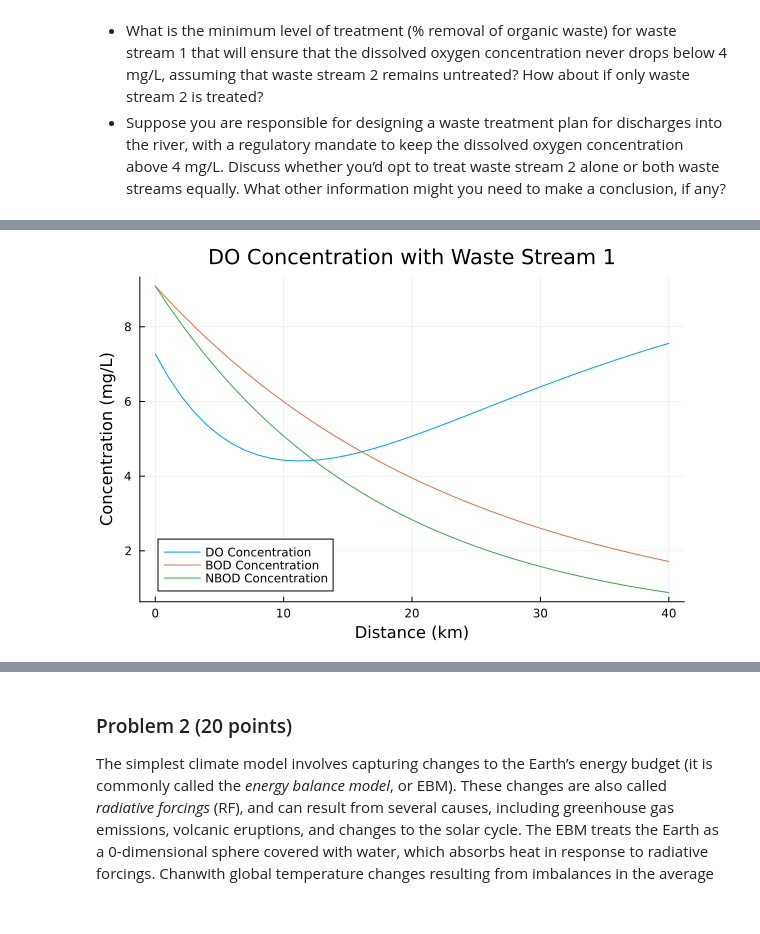
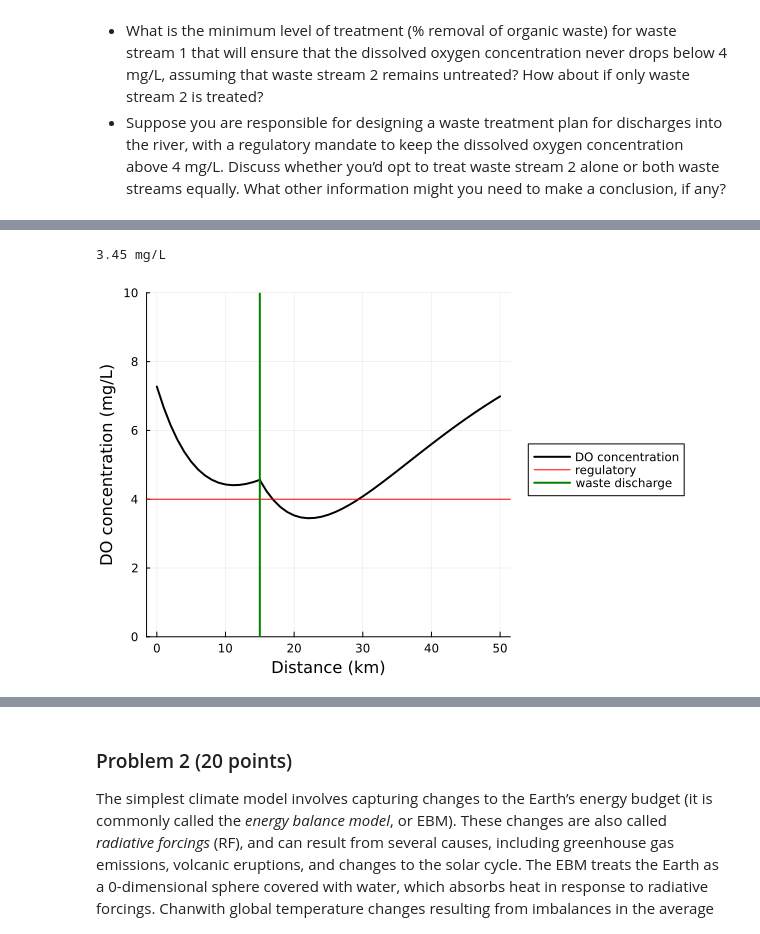
Before and after one commit to BEE4750-FA24/hw3-t1, a Jupyter notebook: hw03.ipynb, the cells around one changed output, grey strips where cells are left out. Saved outputs shown, nothing was run; the diff lists cells and outputs as text; code cells hidden in the pictures.

```diff
--- a/hw03.ipynb
+++ b/hw03.ipynb
@@ -100,11 +107,5 @@ Table 1: River inflow and waste stream characteristics for Problem 1.
 # %%
-
-function do_simulate_with_waste(x, C0, B0, N0, ka, kn, kc, Cs, U, Q_river, Q_waste, C_waste, B_waste)
-    # Adjust the initial concentrations with the waste stream at 0 km
-    C0 = (Q_river * C0 + Q_waste * C_waste) / (Q_river + Q_waste)
-    B0 = (Q_river * B0 + Q_waste * B_waste) / (Q_river + Q_waste)
-    N0 = (Q_river * N0 + Q_waste * B_waste) / (Q_river + Q_waste)
-
+function do_simulate(x, C0, B0, N0, ka, kn, kc, Cs, U)
     B = B0 * exp(-kc * x / U)
     N = N0 * exp(-kn * x / U)
     α1 = exp(-ka * x / U)
@@ -113,42 +114,65 @@ function do_simulate_with_waste(x, C0, B0, N0, ka, kn, kc, Cs, U, Q_river, Q_was
     C = Cs * (1 - α1) + (C0 * α1) - (B0 * α2) - (N0 * α3)
 
     return (C, B, N)
 end
 
 # Set river properties
 ka = 0.55
 kc = 0.35
 kn = 0.25
 C0 = 7.5
 B0 = 5
 N0 = 5
 Cs = 10
 U = 6
 
 # Waste stream 1 properties
 Q_waste1 = 10000
 C_waste1 = 5.0
 B_waste1 = 50.0
 N_waste1 = 50.0
 
 # River flow rate
 Q_river = 100000  # m³/day
 
 # Define the range for x (distance downstream in km)
-x = 0:40  # km
-
-# Run the simulation with waste stream 1 at 0 km
-do_out_waste = (y -> do_simulate_with_waste(y, C0, B0, N0, ka, kc, kn, Cs, U, Q_river, Q_waste1, C_waste1, B_waste1)).(x)
+x = 0:15  # km
+C1 = (Q_river * C0 + Q_waste1 * C_waste1) / (Q_river + Q_waste1)
+B1 = (Q_river * B0 + Q_waste1 * B_waste1) / (Q_river + Q_waste1)
+N1 = (Q_river * N0 + Q_waste1 * B_waste1) / (Q_river + Q_waste1)
+# Run the simulation with waste stream 1 at 0 km to 15km
+do_out_waste1 = (y -> do_simulate(y, C1, B1, N1, ka, kc, kn, Cs, U)).(x)
 
 # Unpack outputs into individual arrays for C, B, and N
-C_waste = [d[1] for d in do_out_waste]  # DO concentration
-B_waste = [d[2] for d in do_out_waste]  # CBOD concentration
-N_waste = [d[3] for d in do_out_waste]  # NBOD concentration
+C15 = [d[1] for d in do_out_waste1]  # DO concentration
+B15 = [d[2] for d in do_out_waste1]  # CBOD concentration
+N15 = [d[3] for d in do_out_waste1]  # NBOD concentration
 
+# Waste stream 2 properties
+Q_waste2 = 15000
+C_waste2 = 5.0
+B_waste2 = 45.0
+N_waste2 = 35
 
-using Plots
-plot(x, C_waste, label="DO Concentration", xlabel="Distance (km)", ylabel="Concentration (mg/L)", title="DO Concentration with Waste Stream 1")
-plot!(x, B_waste, label="BOD Concentration")
-plot!(x, N_waste, label="NBOD Concentration")
+C2i = ((Q_river + Q_waste1)*C15[15] + (Q_waste2*C_waste2))/(Q_river + Q_waste1 + Q_waste2)
+B2i = ((Q_river + Q_waste1)*B15[15] + (Q_waste2*B_waste2))/(Q_river + Q_waste1 + Q_waste2)
+N2i = ((Q_river + Q_waste1)*N15[15] + (Q_waste2*N_waste2))/(Q_river + Q_waste1 + Q_waste2)
+
+x2 = 0:35
+
+do_out_waste2 = (y -> do_simulate(y, C2i, B2i, N2i, ka, kc, kn, Cs, U)).(x2)
+
+C50 = [d[1] for d in do_out_waste2]
+B50 = [d[2] for d in do_out_waste2]
+N50 = [d[3] for d in do_out_waste2]
+min_C50 = round(minimum(C50), digits = 2)
+println(min_C50, " mg/L")
+p1 = plot(; ylabel = "DO concentration (mg/L)", xlabel="Distance (km)", legend=:outerright,)
+plot!(p1, 0:15, C15, color=:black, linewidth=2, label="DO concentration")
+plot!(p1, 15:50, C50, color=:black, linewidth=2, label=false)
+hline!([4], color=:red, label ="regulatory")
+vline!([15], color=:green, linewidth = 2, label ="waste discharge")
+yaxis!((0,10))
 # %% [output]
+3.45 mg/L
-[figure, old version]
+[figure, new version]
```
Also changed, not shown: parts of 6 cells of this notebook.
